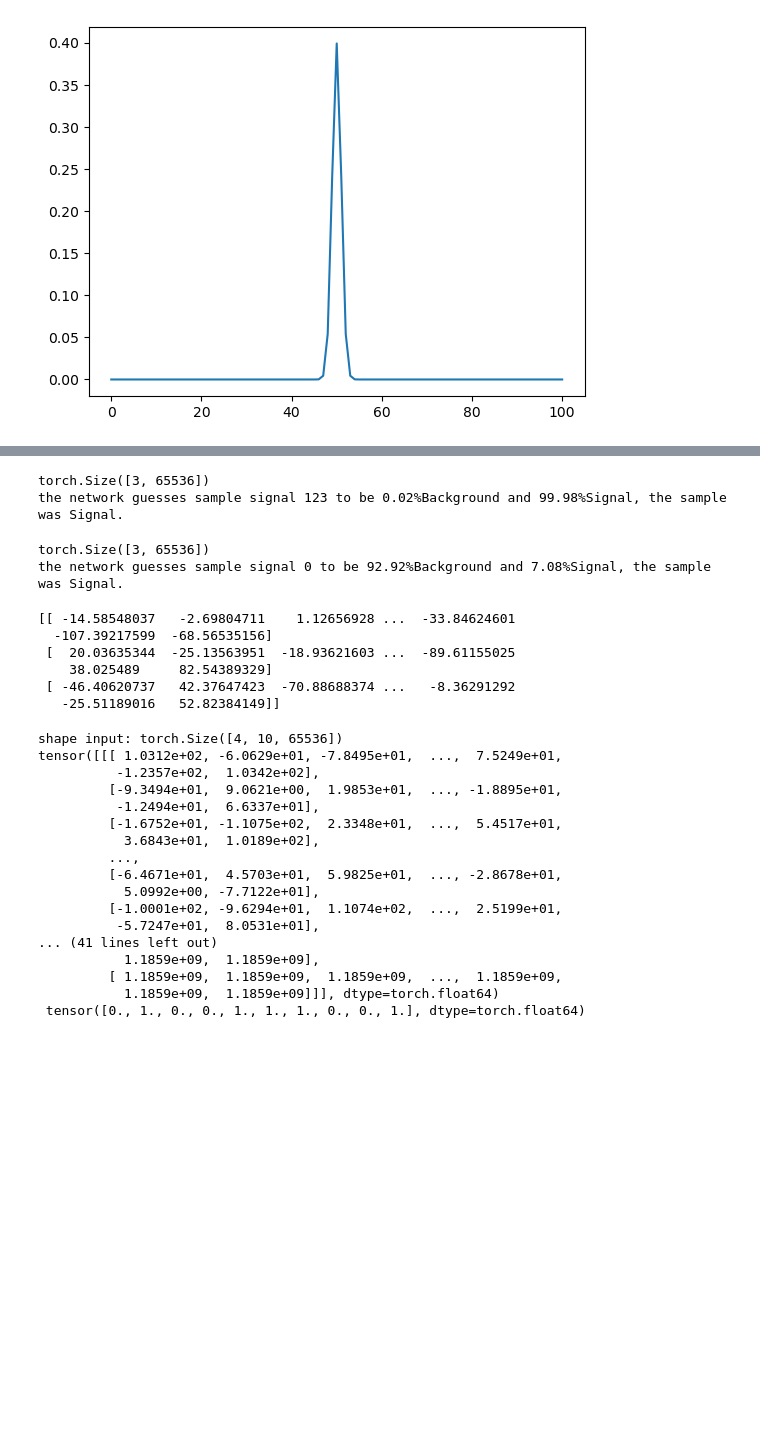
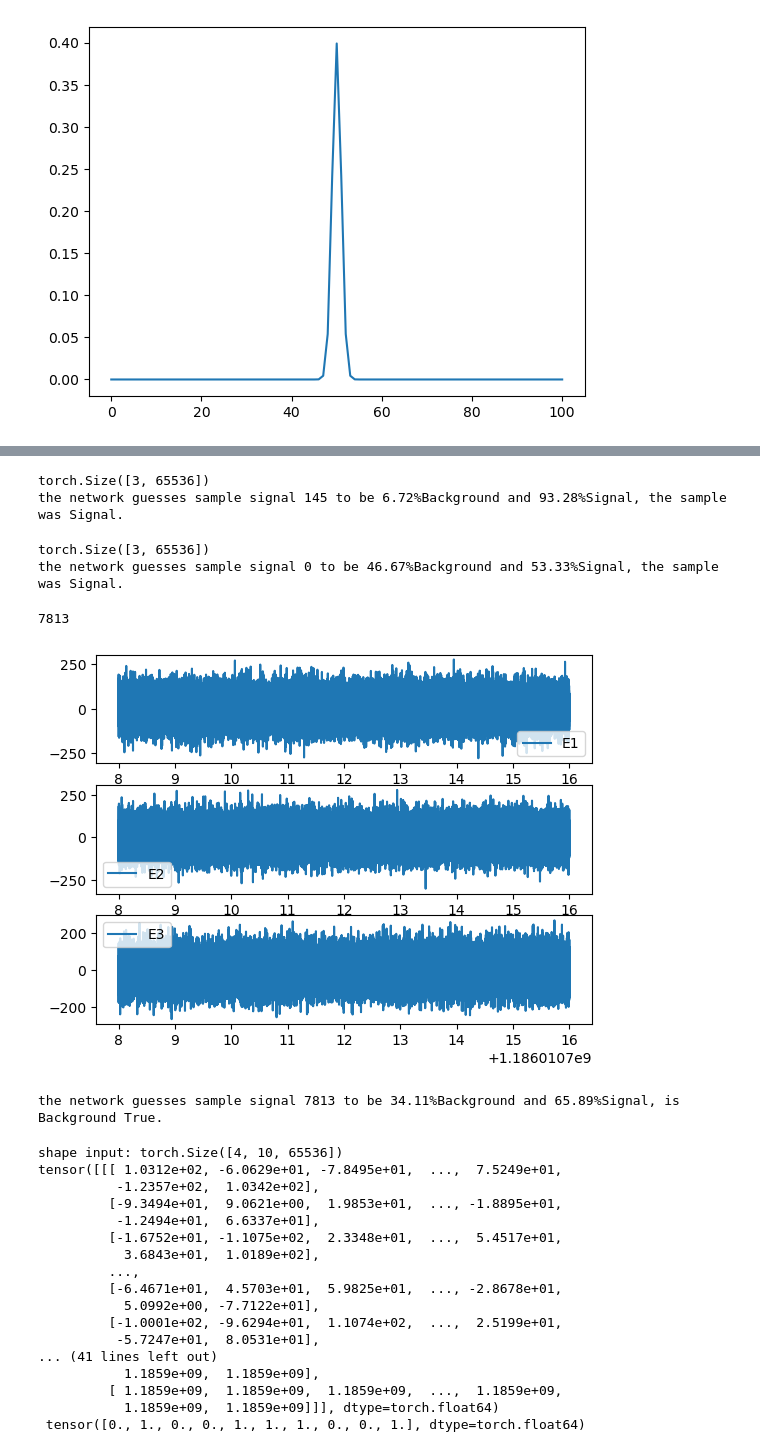
Before and after one commit to jurriaan585/Project2_CAML, a Jupyter notebook: Code/TESTER.ipynb, the cells around one changed output, grey strips where cells are left out. Saved outputs shown, nothing was run; the diff lists cells and outputs as text; code cells hidden in the pictures; blank space fills up the shorter version.

```diff
--- a/Code/TESTER.ipynb
+++ b/Code/TESTER.ipynb
@@ -7,5 +7,5 @@ from data.Data_loader import GravitationalWave_datastrain as GW_DS
 # %%
-path = '/data/gravwav/lopezm/ML_projects/Projects_2022/Project_2/Data'
+path = '/data/gravwav/lopezm/ML_projects/Projects_2022/Project_2/Data_new'
 data = GW_DS(path)
 # %%
 from neural.CNN import CNN as CNN
@@ -37,11 +48,11 @@ channels = 3
 running_loss = 0.0
 num_iterations = 100
 num_batch = 1
-Dataset, labels =  data.make_dataset(num_iterations*num_batch)
 
-for epoch in range(5):  # loop over the dataset multiple times
+num_epochs = 10
 
-
+for epoch in range(num_epochs):  # loop over the dataset multiple times
+    Dataset, labels =  data.make_dataset(num_iterations*num_batch)
     for i in range(num_iterations*2):
         #print(i)
         # get the inputs; data is a list of [inputs, labels]
@@ -68,7 +79,7 @@ for epoch in range(5):  # loop over the dataset multiple times
 
         # print statistics
         running_loss += loss.item()
-        if i % int(num_iterations/2)==int(num_iterations/2-1):    # print every 2000 mini-batches
+        if i % int(num_iterations/2)==int(num_iterations/2-1):    # print every mini-batches
             print(f'[{epoch + 1}, {i + 1:5d}] loss: {running_loss:.3f}')
             running_loss = 0.0
 
@@ -93,6 +104,6 @@ print('Finished Training')
 Finished Training
 # %%
-sample= 123
+sample= 145
 data_ = Dataset[0:3][:,sample,:]
 print(data_.shape)
 data_ = np.array(data_)
@@ -102,10 +113,10 @@ True_value = label[int(labels[sample])]
 print(f'the network guesses sample signal {sample} to be {Prediction[0,0]**2*100:.2f}%Background and {Prediction[0,1]**2*100:.2f}%Signal, the sample was {True_value}.')
 # %% [output]
 torch.Size([3, 65536])
-the network guesses sample signal 123 to be 0.02%Background and 99.98%Signal, the sample was Signal.
+the network guesses sample signal 145 to be 6.72%Background and 93.28%Signal, the sample was Signal.
 # %%
 Dataset_, labels_ =  data.make_dataset(1)
-sample= 19
+
 data_ = Dataset_[0:3][:,0,:]
 print(data_.shape)
 data_ = np.array(data_)
@@ -115,21 +126,28 @@ True_value = label[int(labels_[0])]
 print(f'the network guesses sample signal {0} to be {Prediction[0,0]**2*100:.2f}%Background and {Prediction[0,1]**2*100:.2f}%Signal, the sample was {True_value}.')
 # %% [output]
 torch.Size([3, 65536])
-the network guesses sample signal 0 to be 92.92%Background and 7.08%Signal, the sample was Signal.
+the network guesses sample signal 0 to be 46.67%Background and 53.33%Signal, the sample was Signal.
 # %%
-#i=data[0:4]
-#print(i[0])
-#j=data[0]
-#print(j)
-k=data[[0,4,5]]
-print(k[0])
+ID = np.random.randint(0,10000)
+print(ID)
+data = GW_DS(path)
+data.background = True
+injection = data[ID]
+fig, ax = plt.subplots(3,1)
+for i in [1,2,3]:
+    ax[i-1].plot(injection[3],injection[i-1], label=f'E{i}')
+    ax[i-1].legend()
+plt.show()
+
+data_ = injection[0:3]
+data_ = np.array(data_)
+Prediction = Net(torch.tensor([data_]))
+
+print(f'the network guesses sample signal {ID} to be {Prediction[0,0]**2*100:.2f}%Background and {Prediction[0,1]**2*100:.2f}%Signal, is Background {data.background}.')
 # %% [output]
-[[ -14.58548037   -2.69804711    1.12656928 ...  -33.84624601
-  -107.39217599  -68.56535156]
- [  20.03635344  -25.13563951  -18.93621603 ...  -89.61155025
-    38.025489     82.54389329]
- [ -46.40620737   42.37647423  -70.88688374 ...   -8.36291292
-   -25.51189016   52.82384149]]
+7813
+[figure, added]
+the network guesses sample signal 7813 to be 34.11%Background and 65.89%Signal, is Background True.
 # %%
 np.random.seed(123)
 size = 500
```
Also changed, not shown: parts of 3 cells of this notebook, 2 other files.
